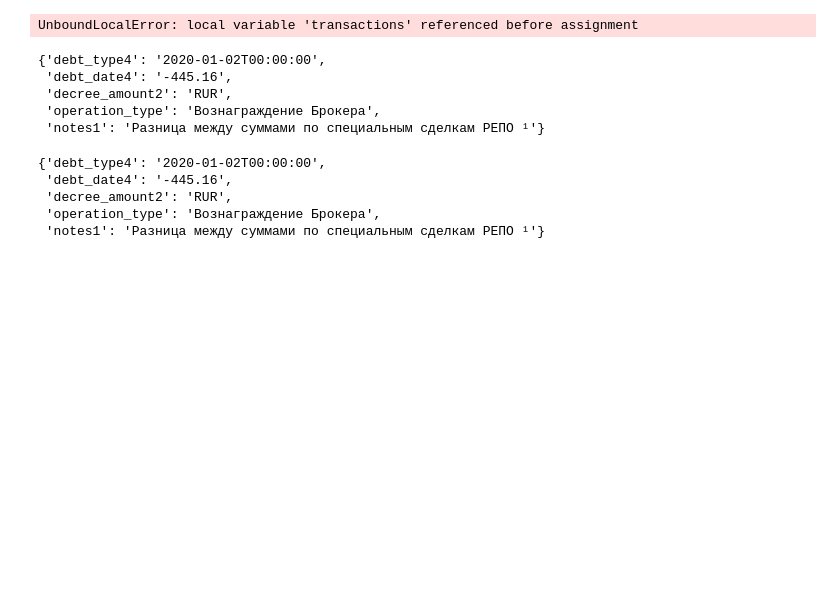
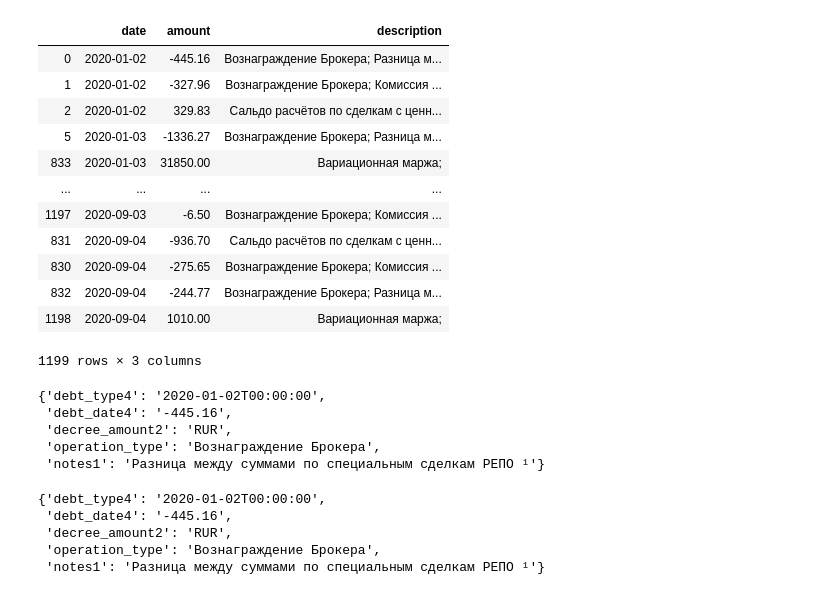
Before and after one commit to gdokuchaev/Personal, a Jupyter notebook: VTB_broker_report.ipynb, the cells around one changed output. Drawn from its saved outputs; the diff is of its cells as text; code cells hidden in the pictures; blank space fills up the shorter version.

Commit message:
Added def read_vtb_broker_reports

```diff
--- a/VTB_broker_report.ipynb
+++ b/VTB_broker_report.ipynb
@@ -1,37 +1,65 @@
 # %%
 import xml.etree.ElementTree as ET
 import xmljson
 import pandas as pd
 import pyodbc
 import os
 from pprint import pprint
 import xmltodict
 
 pd.set_option('max_colwidth', 160)
 
 conn_str = r"Driver={Microsoft Access Driver (*.mdb, *.accdb)};"\
     r"DBQ=C:\Users\gdoku\YandexDisk\Документы\Семейные финансы\FF.accdb;"
 
 def read_vtb_broker_reports(path):
+    """Считываем данные по движению денежных средств из брокерского отчёта Банка ВТБ в формате xml"""
+
     directory = r'C:/Users/gdoku/YandexDisk/Документы/Договоры/Банк ВТБ (ПАО)/'
     files = os.listdir(os.path.join(directory, path))
     counter = 0
+
+    # Считываем данные из файлов
     for file in files:
         tree = ET.parse(os.path.join(directory, path, file))
         root = tree.getroot()
-        json = xmljson.parker.data(root)
-        root[11][0][0][0][0].attrib
-        json = xmljson.gdata.data(root[11][0][1][0])
-        json = json['{report577p_v1}Подробности16_Collection']['{report577p_v1}Подробности16']
-        transactions = pd.DataFrame(json)
+        for i in range(2):
+            json = xmljson.gdata.data(root[11][0][i][0])
+            json = json['{report577p_v1}Подробности16_Collection']['{report577p_v1}Подробности16']
+            data = pd.DataFrame(json)
+            if counter == 0:
+                transactions = data
+                counter += 1
+            else:
+                transactions = transactions.append(data, ignore_index=True)
+
+    # Обработка данных
+    transactions.columns = ['date', 'amount', 'currency', 'description', 'notes']
+    transactions = transactions[transactions.currency == 'RUR']
+    transactions.date = pd.to_datetime(transactions.date, format='%Y-%m-%d')
+    transactions.description = transactions.description + '; ' + transactions.notes
+    transactions = transactions[['date', 'amount', 'description']]
+    transactions = transactions.sort_values(by=['date'])
 
     return transactions
 
 path = r'Брокерские отчёты XML/'
 transactions = read_vtb_broker_reports(path)
 transactions
 # %% [output]
+|  | date | amount | description |
+| 0 | 2020-01-02 | -445.16 | Вознаграждение Брокера; Разница м... |
+| 1 | 2020-01-02 | -327.96 | Вознаграждение Брокера; Комиссия ... |
+| 2 | 2020-01-02 | 329.83 | Сальдо расчётов по сделкам с ценн... |
+| 5 | 2020-01-03 | -1336.27 | Вознаграждение Брокера; Разница м... |
+| 833 | 2020-01-03 | 31850.00 | Вариационная маржа; |
+| ... | ... | ... | ... |
+| 1197 | 2020-09-03 | -6.50 | Вознаграждение Брокера; Комиссия ... |
+| 831 | 2020-09-04 | -936.70 | Сальдо расчётов по сделкам с ценн... |
+| 830 | 2020-09-04 | -275.65 | Вознаграждение Брокера; Комиссия ... |
+| 832 | 2020-09-04 | -244.77 | Вознаграждение Брокера; Разница м... |
+| 1198 | 2020-09-04 | 1010.00 | Вариационная маржа; |
-UnboundLocalError: local variable 'transactions' referenced before assignment
+1199 rows × 3 columns
 # %%
 transactions[11][0][0][0][0].attrib
 # %% [output]
```
Also changed, not shown: 1 other file.
